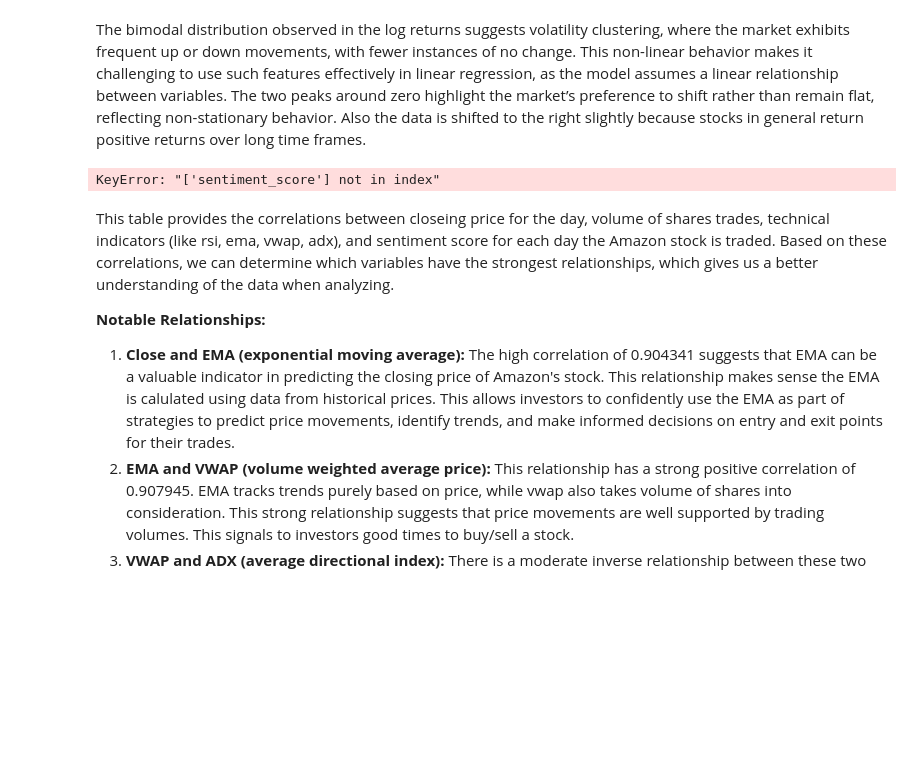
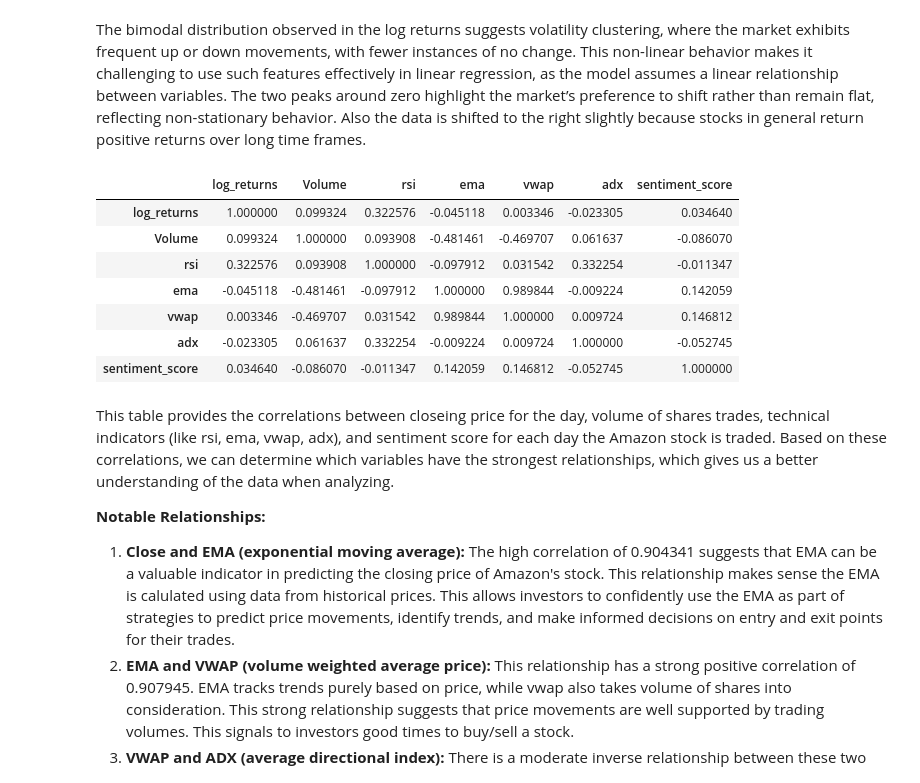
Before and after one commit to DiegoCico/DS3000_FinalProject, a Jupyter notebook: Phase III.ipynb, the cells around one changed output. Saved outputs shown, nothing was run; the diff lists cells and outputs as text; code cells hidden in the pictures; blank space fills up the shorter version.

```diff
--- a/Phase III.ipynb
+++ b/Phase III.ipynb
@@ -292,7 +292,7 @@ def merge_sentiment(
 # %%
 # Example usage
 stock = 'AMZN'
-period = '1y'
+period = '2y'
 interval = '1d'
 
 # Fetch stock data
@@ -348,11 +345,18 @@ plt.show()
 The bimodal distribution observed in the log returns suggests volatility clustering, where the market exhibits frequent up or down movements, with fewer instances of no change. This non-linear behavior makes it challenging to use such features effectively in linear regression, as the model assumes a linear relationship between variables. The two peaks around zero highlight the market’s preference to shift rather than remain flat, reflecting non-stationary behavior. Also the data is shifted to the right slightly because stocks in general return positive returns over long time frames.
 # %%
 # Correlations
-df_corr = stock_df[["Close", "Volume", "rsi", "ema", "vwap", "adx", "sentiment_score"]]
+df_corr = stock_df[["log_returns", "Volume", "rsi", "ema", "vwap", "adx", "sentiment_score"]]
 correlations = df_corr.corr()
 correlations
 # %% [output]
-KeyError: "['sentiment_score'] not in index"
+|  | log_returns | Volume | rsi | ema | vwap | adx | sentiment_score |
+| log_returns | 1.000000 | 0.099324 | 0.322576 | -0.045118 | 0.003346 | -0.023305 | 0.034640 |
+| Volume | 0.099324 | 1.000000 | 0.093908 | -0.481461 | -0.469707 | 0.061637 | -0.086070 |
+| rsi | 0.322576 | 0.093908 | 1.000000 | -0.097912 | 0.031542 | 0.332254 | -0.011347 |
+| ema | -0.045118 | -0.481461 | -0.097912 | 1.000000 | 0.989844 | -0.009224 | 0.142059 |
+| vwap | 0.003346 | -0.469707 | 0.031542 | 0.989844 | 1.000000 | 0.009724 | 0.146812 |
+| adx | -0.023305 | 0.061637 | 0.332254 | -0.009224 | 0.009724 | 1.000000 | -0.052745 |
+| sentiment_score | 0.034640 | -0.086070 | -0.011347 | 0.142059 | 0.146812 | -0.052745 | 1.000000 |
 # %% [markdown]
 This table provides the correlations between closeing price for the day, volume of shares trades, technical indicators (like rsi, ema, vwap, adx), and sentiment score for each day the Amazon stock is traded. Based on these correlations, we can determine which variables have the strongest relationships, which gives us a better understanding of the data when analyzing.
 
```
Also changed, not shown: parts of 5 cells of this notebook.
